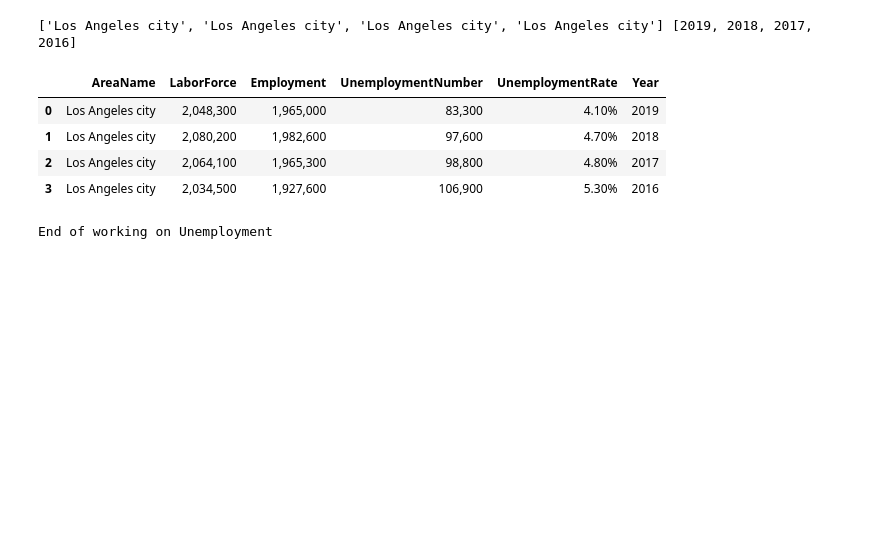
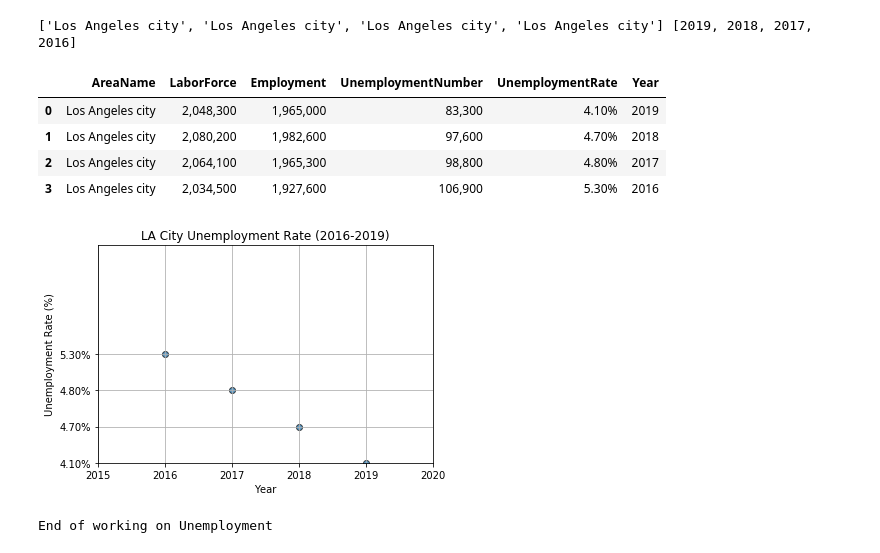
Before and after one commit to lisatian8/python-project1-challenge, a Jupyter notebook: UnemploymentRatePy.ipynb, the cells around one changed output. Drawn from its saved outputs; the diff is of its cells as text; code cells hidden in the pictures; blank space fills up the shorter version.

```diff
--- a/UnemploymentRatePy.ipynb
+++ b/UnemploymentRatePy.ipynb
@@ -186,6 +187,30 @@ unemployment_2016_2019_df
 | 1 | Los Angeles city | 2,080,200 | 1,982,600 | 97,600 | 4.70% | 2018 |
 | 2 | Los Angeles city | 2,064,100 | 1,965,300 | 98,800 | 4.80% | 2017 |
 | 3 | Los Angeles city | 2,034,500 | 1,927,600 | 106,900 | 5.30% | 2016 |
+# %%
+###
+#year vs unemployment rate Plot
+# Build a scatter plot for each data type
+plt.scatter(unemployment_2016_2019_df["Year"],
+            unemployment_2016_2019_df["UnemploymentRate"],
+#            s=unemployment_2016_2019_df["LaborForce"],
+            edgecolor="black", linewidths=1, marker="o", alpha=0.7)
+
+# Incorporate the other graph properties
+plt.title("LA City Unemployment Rate (2016-2019)")
+plt.ylabel("Unemployment Rate (%)")
+plt.xlabel("Year")
+plt.grid(True)
+plt.xlim(2015,2020)
+plt.ylim([0, 6])
+
+# Save the figure
+plt.savefig("./output/LA_unemployment_rate_2016_2019.png")
+
+# Show plot
+plt.show()
+# %% [output]
+[figure, added]
 # %%
 print("End of working on Unemployment")
 # %% [output]
```
Also changed, not shown: parts of 1 cell of this notebook.
